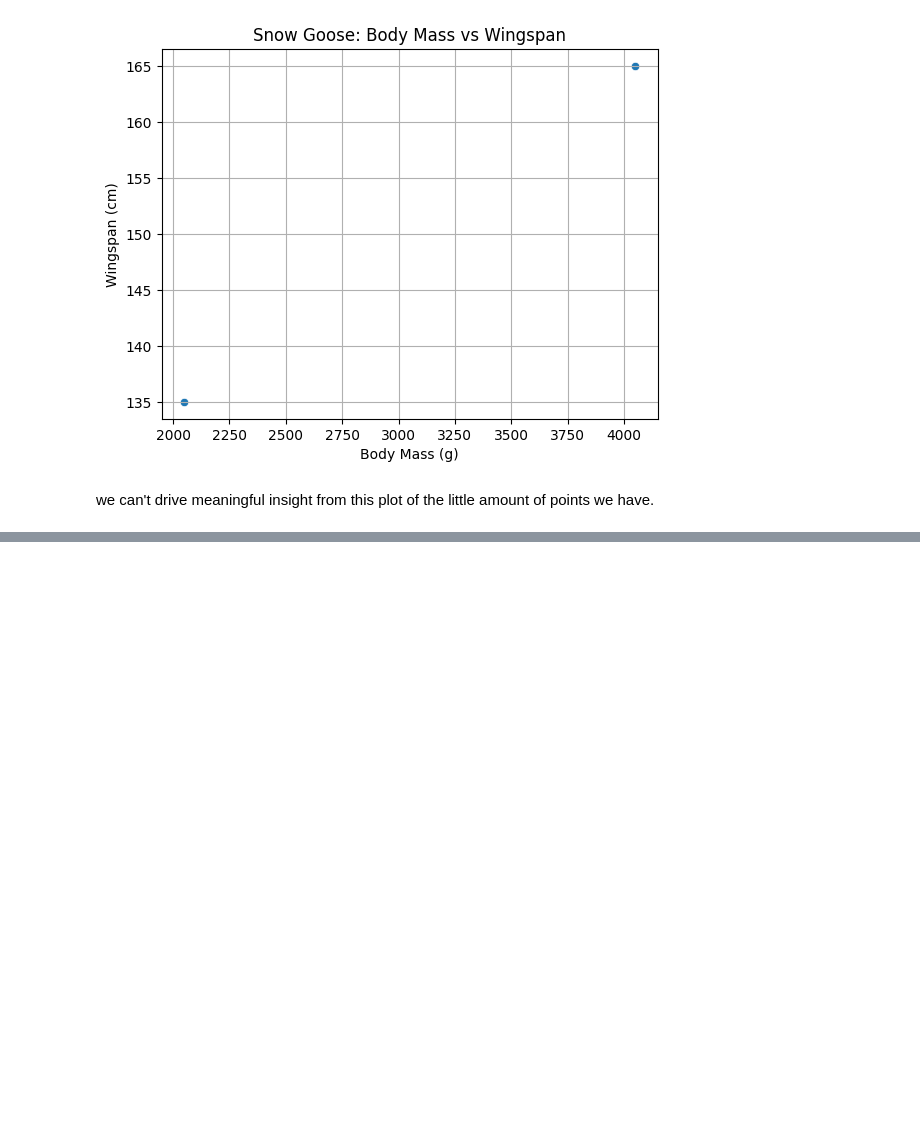
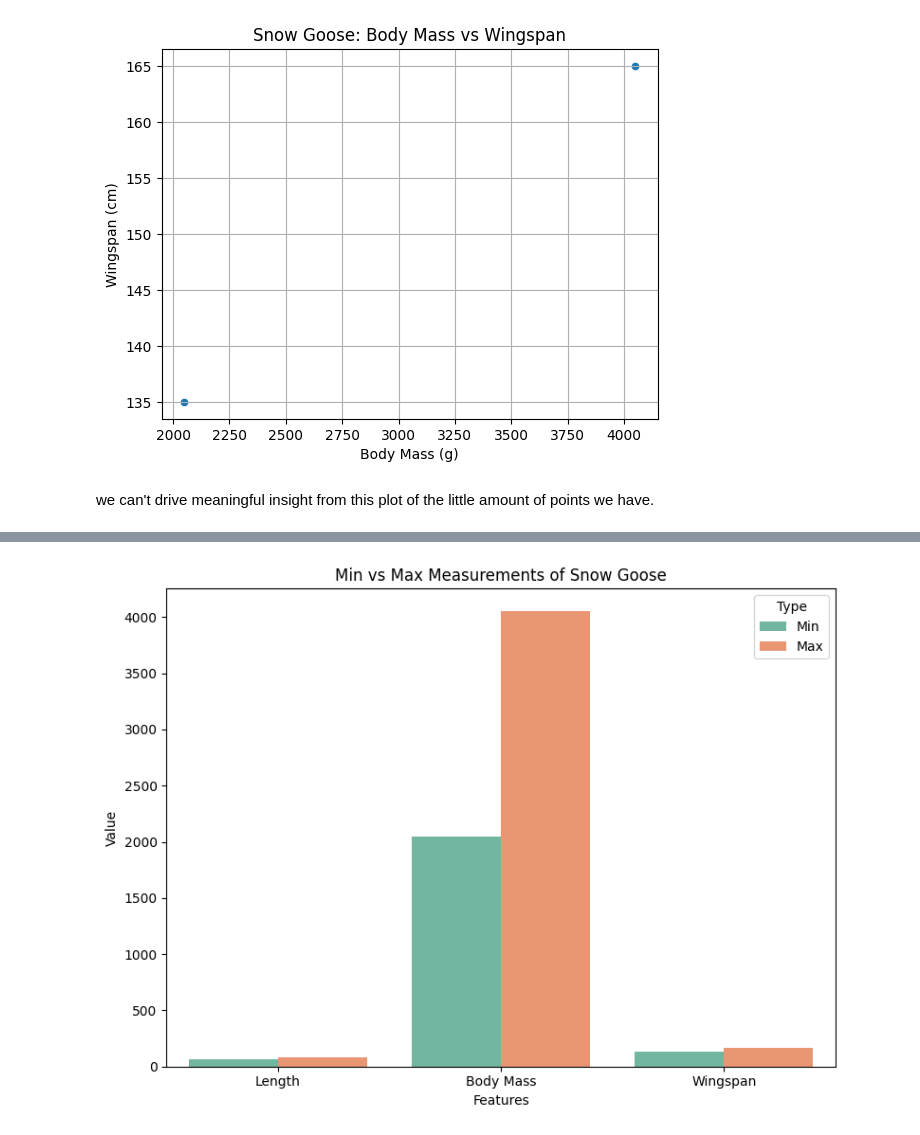
Before and after one commit to HABUDANHAYABK/ArewaDS-Machine-Learning, a Jupyter notebook: ArewaDS-ML-Exercises/Data-Visualization/notebook-quanties.ipynb, the cells around one changed output, grey strips where cells are left out. Saved outputs shown, nothing was run; the diff lists cells and outputs as text; code cells hidden in the pictures; blank space fills up the shorter version.

Commit message:
added new plot to my assignment

```diff
--- a/ArewaDS-ML-Exercises/Data-Visualization/notebook-quanties.ipynb
+++ b/ArewaDS-ML-Exercises/Data-Visualization/notebook-quanties.ipynb
@@ -68,4 +68,11 @@ plt.show()
 # %% [markdown]
 we can't drive meaningful insight from this plot of the little amount of points we have.
 # %%
-#
+# Convert the snow goose row into a long-form DataFrame
+
+long_data = pd.DataFrame({
+    "Features": ['Length', 'Body Mass', 'Wingspan'],
+    "Min": [snow_goose['MinLength'].values[0], snow_goose['MinBodyMass'].values[0], snow_goose['MinWingspan'].values[0]],
+    "Max": [snow_goose['MaxLength'].values[0], snow_goose['MaxBodyMass'].values[0], snow_goose['MaxWingspan'].values[0]]
+})
+print(long_data)
@@ -71,0 +84,4 @@ we can't drive meaningful insight from this plot of the little amount of points
+# %%
+# melt for seaborn
+long_melted = pd.melt(long_data, id_vars='Features', value_vars=['Min', 'Max'], var_name = 'Type', value_name='Value')
+print(long_melted)
@@ -71,0 +96,15 @@ we can't drive meaningful insight from this plot of the little amount of points
+# %%
+plt.figure(figsize=((8, 6)))
+sns.barplot(
+    data = long_melted,
+    x = 'Features',
+    y = 'Value',
+    hue = 'Type',
+    palette = 'Set2'
+)
+plt.title("Min vs Max Measurements of Snow Goose")
+plt.tight_layout()
+
+plt.show()
+# %% [output]
+[figure, added]
```
Also changed, not shown: parts of 3 cells of this notebook.
